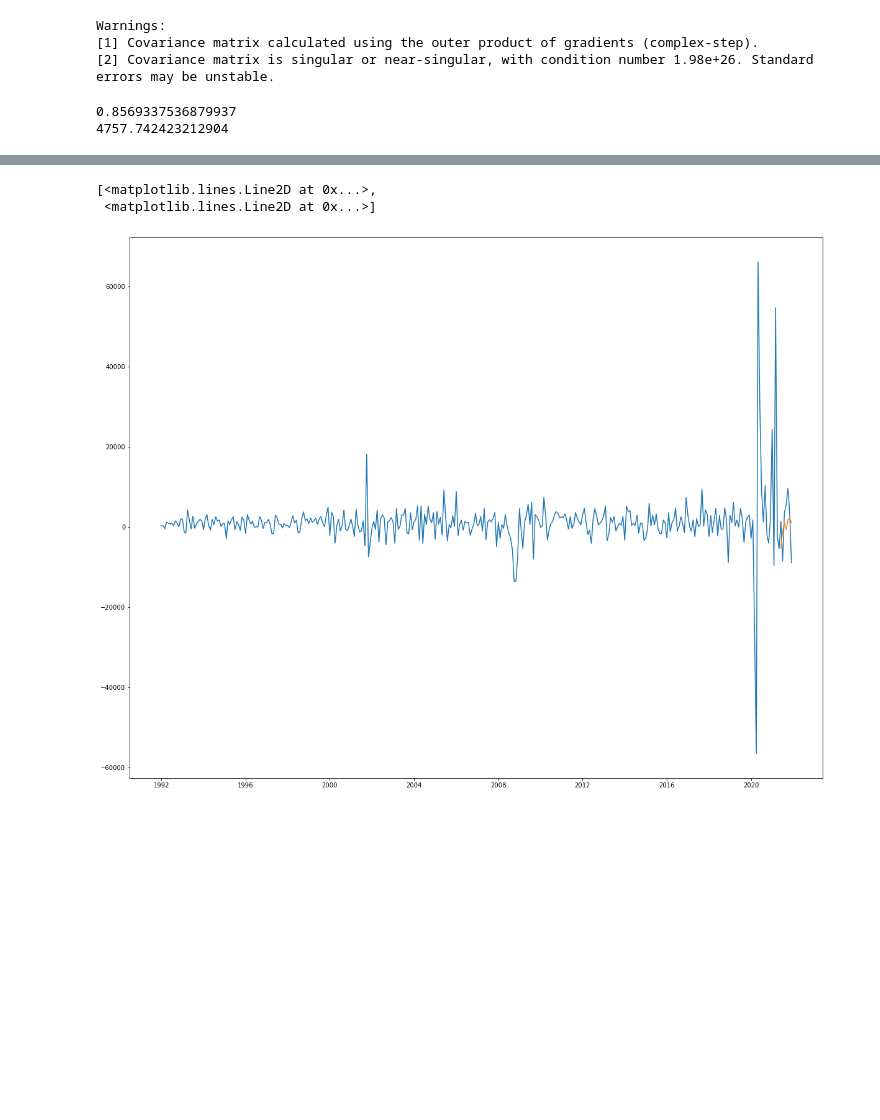
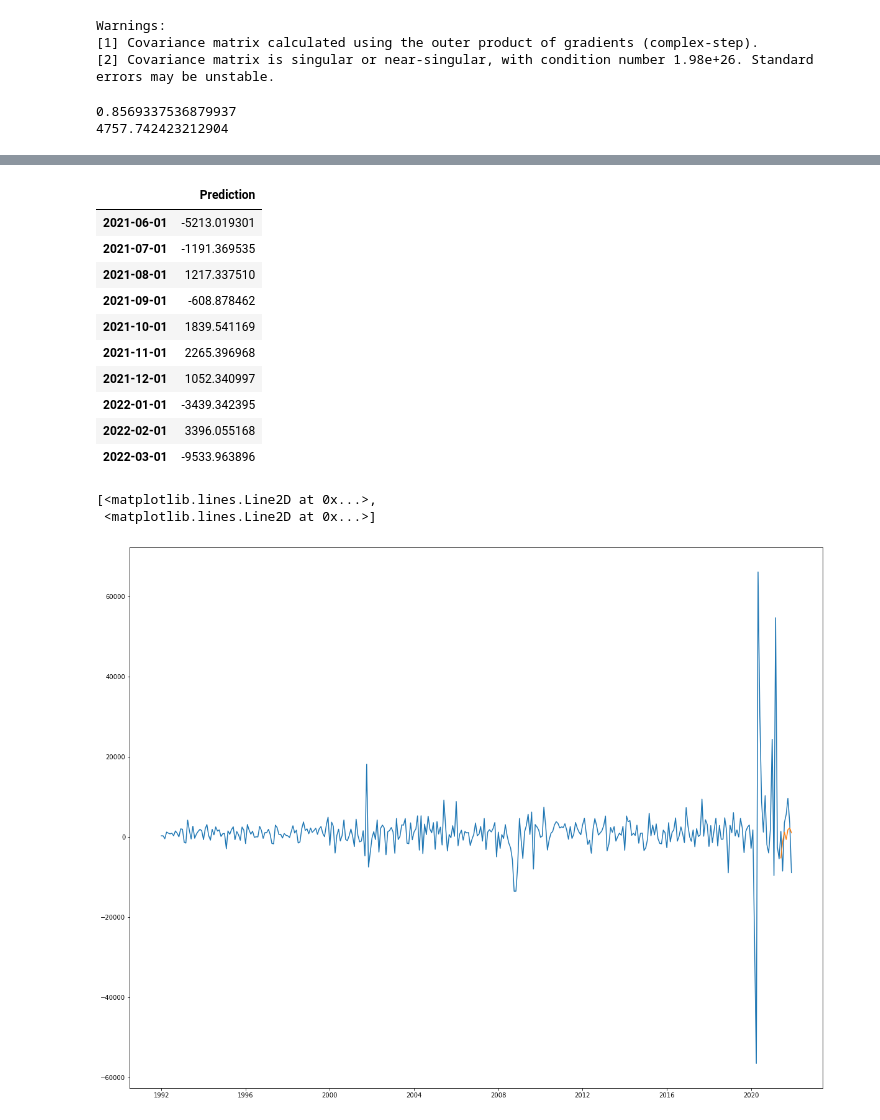
Before and after one commit to ColeBallard/retail-services-data, a Jupyter notebook: Code/Pipeline and ETL/WorkbookETL_ML.ipynb, the cells around one changed output, grey strips where cells are left out. Saved outputs shown, nothing was run; the diff lists cells and outputs as text; code cells hidden in the pictures; blank space fills up the shorter version.

```diff
--- a/Code/Pipeline and ETL/WorkbookETL_ML.ipynb
+++ b/Code/Pipeline and ETL/WorkbookETL_ML.ipynb
@@ -500,3 +459,29 @@ forecast_df = pd.DataFrame(forecast[0],index = test.index,columns=['Prediction']
+# %%
+
+extended_forecast = model.predict(n=10, return_conf_int=True)
+# extended_forecast
+dates = ['2022-01-01','2022-02-01','2022-03-01']#, '2022-04-01','2022-05-01','2022-06-01'
+date_in_datetime = []
+for i in dates:
+    date_in_datetime.append(datetime.strptime(i, '%Y-%m-%d'))
+
+extended_index = pd.Index(date_in_datetime)
+new_index = test.index.append(extended_index)
+# print(new_index)
+extended_forecast_df = pd.DataFrame(extended_forecast[0],index = new_index,columns=['Prediction'])
+display(extended_forecast_df)
+# %% [output]
+|  | Prediction |
+| 2021-06-01 | -5213.019301 |
+| 2021-07-01 | -1191.369535 |
+| 2021-08-01 | 1217.337510 |
+| 2021-09-01 | -608.878462 |
+| 2021-10-01 | 1839.541169 |
+| 2021-11-01 | 2265.396968 |
+| 2021-12-01 | 1052.340997 |
+| 2022-01-01 | -3439.342395 |
+| 2022-02-01 | 3396.055168 |
+| 2022-03-01 | -9533.963896 |
 # %%
 plt.figure(figsize=(20,16))
 plot = pd.concat([adjusted_superframe['Retail sales, total'],forecast_df],axis=1)
```
Also changed, not shown: parts of 25 cells of this notebook.
